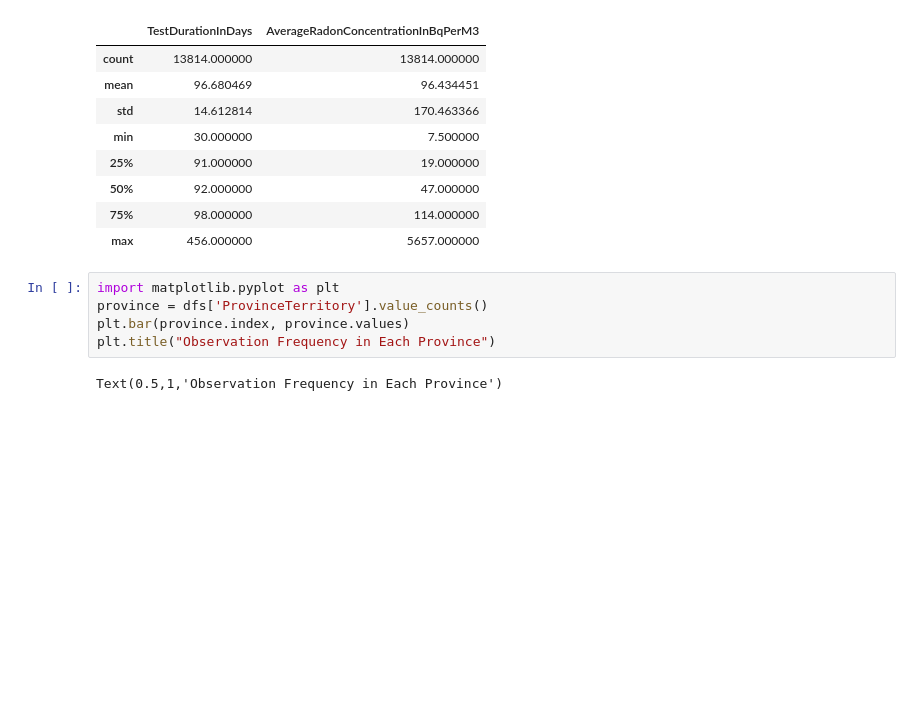
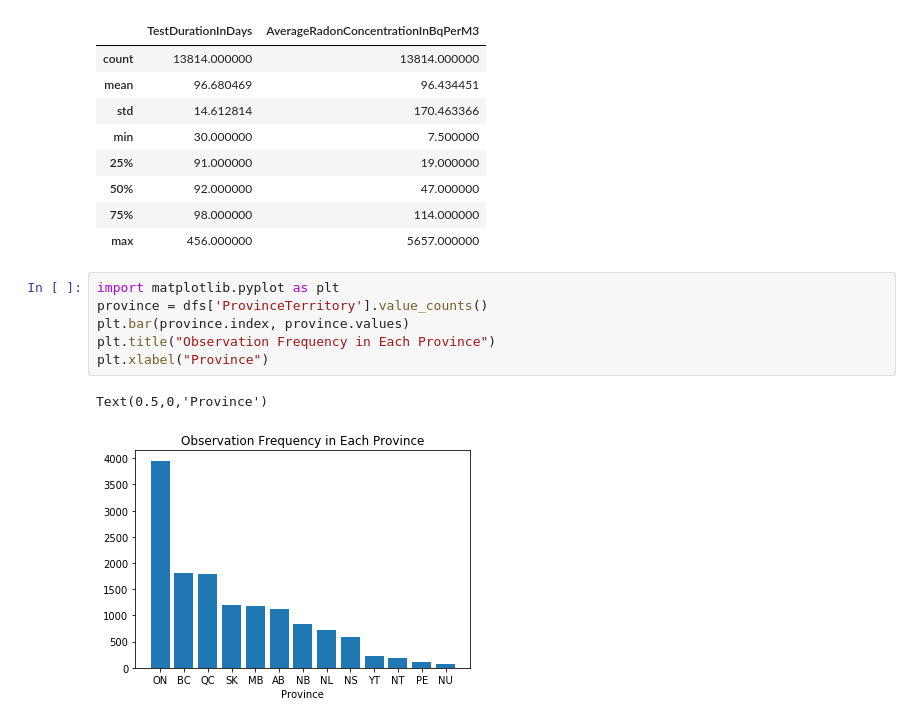
Before and after one commit to jjzhuwu/Radon-Concentration, a Jupyter notebook: Radon Concentration.ipynb, the cells around one changed output. Drawn from its saved outputs; the diff is of its cells as text; blank space fills up the shorter version.

```diff
--- a/Radon Concentration.ipynb
+++ b/Radon Concentration.ipynb
@@ -111,7 +149,9 @@ dfs.describe()
 # %%
 import matplotlib.pyplot as plt
 province = dfs['ProvinceTerritory'].value_counts()
 plt.bar(province.index, province.values)
 plt.title("Observation Frequency in Each Province")
+plt.xlabel("Province")
 # %% [output]
-Text(0.5,1,'Observation Frequency in Each Province')
+Text(0.5,0,'Province')
+[figure, added]
```
Also changed, not shown: parts of 30 cells of this notebook.
